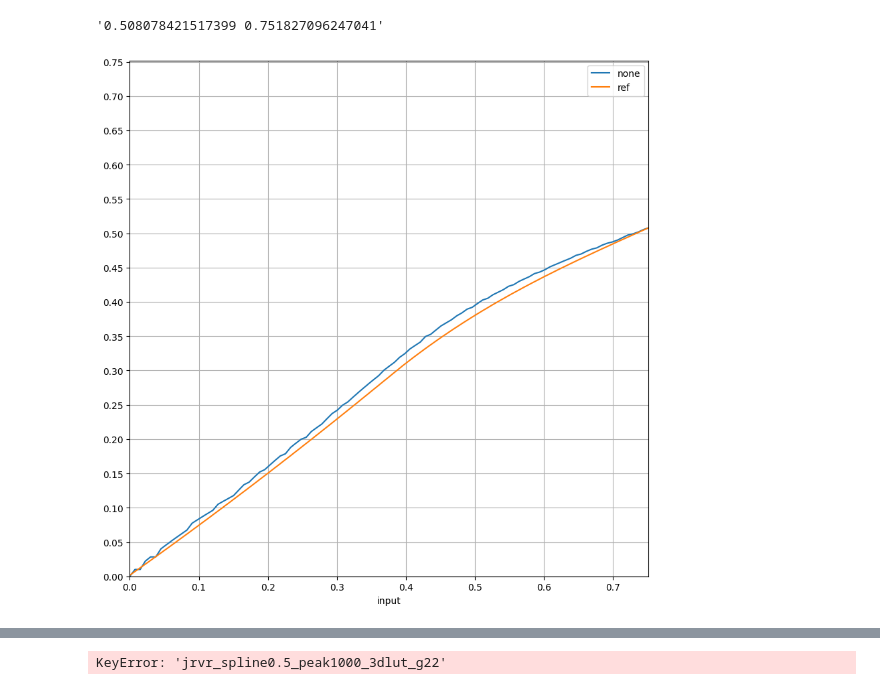
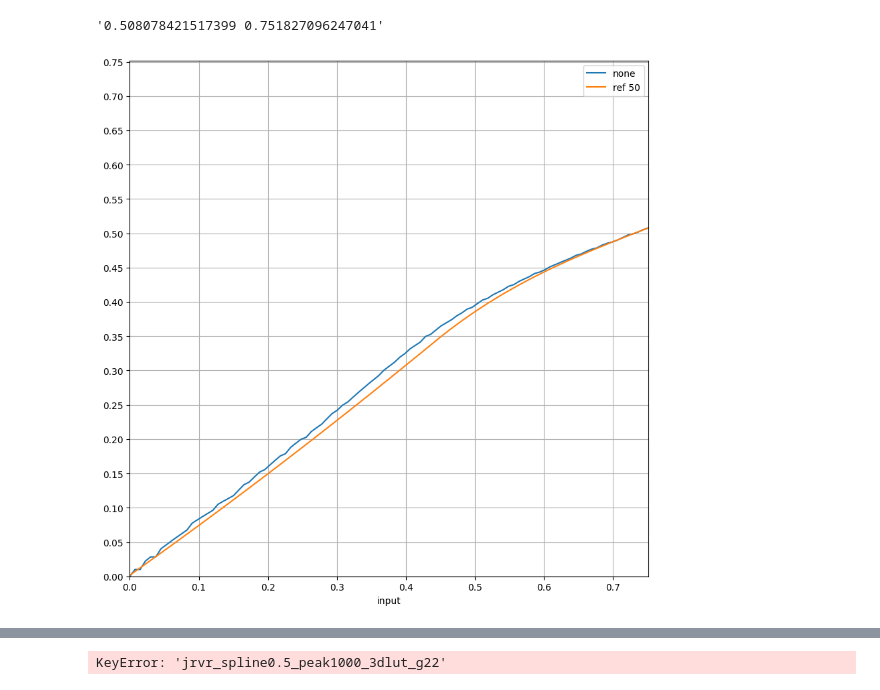
Before and after one commit to 3ll3d00d/jrmc-utils, a Jupyter notebook: greyscale/greyscale.ipynb, the cells around one changed output, grey strips where cells are left out. Saved outputs shown, nothing was run; the diff lists cells and outputs as text; code cells hidden in the pictures.

```diff
--- a/greyscale/greyscale.ipynb
+++ b/greyscale/greyscale.ipynb
@@ -61,36 +61,37 @@ for s, df in df_by_ds.items():
     formatting = {
         'grid': True,
         'figsize': (10, 10)
     }
+    # df['pq_out'] = df['avg'] ** (1.0/78.84375)
     df['output'] = func((0.2126 * df['r'] + 0.7152 * df['g'] + 0.0722 * df['g'])) * d_nits
     df['pq_out'] = eotf_inverse_ST2084(df['output'])
     df['pq_in'] = df['percent'] / 100 * eotf_inverse_ST2084(max_in_nits)
     pq_args = {'x': 'pq_in', 'y': 'pq_out', 'label': lut_type}
     max_in_pq = eotf_inverse_ST2084(max_in_nits)
     max_out_pq = eotf_inverse_ST2084(d_nits)
     max_pq_lim = max(max_in_pq, max_out_pq)
     pq_lims = {
         'xlim': [min, max_pq_lim],
         'xticks': np.arange(min, max_pq_lim + 0.00001, 0.1),
         'ylim': [min, max_pq_lim],
         'yticks': np.arange(min, max_pq_lim + 0.00001, 0.05),
     }
     nits_lims = {
         'xlim': [min, max_in_nits],
         'xticks': np.arange(min, max_in_nits + 0.1, max_in_nits / 10),
         'ylim': [min, d_nits],
         'yticks': np.arange(min, d_nits + 0.1, d_nits / 10.0),
     }
     if ax is None:
         ax = df.plot(**pq_args, **formatting, **pq_lims)
     else:
         df.plot(**pq_args, ax=ax, **formatting, **pq_lims)
     if 'jrvr' in s and ref_needed:
-        ref_data = pd.read_pickle(f'{base_dir}/s_contrast_peak{max_in_nits}_avg25.pkl')
-        ref_data.plot(x='input', y='0.0', label='ref', ax=ax, **pq_lims, **formatting)
+        ref_data = pd.read_pickle(f'{base_dir}/s_contrast_peak{max_in_nits}_avg50.pkl')
+        ref_data.plot(x='input', y='0.0', label='ref 50', ax=ax, **pq_lims, **formatting)
         ref_needed = False
 # %% [output]
-[figure, old version]
+[figure, new version]
 # %%
 df_by_ds['jrvr_spline0.5_peak1000_3dlut_none']
 # %% [output]
```
Also changed, not shown: parts of 5 cells of this notebook, 5 other files.
